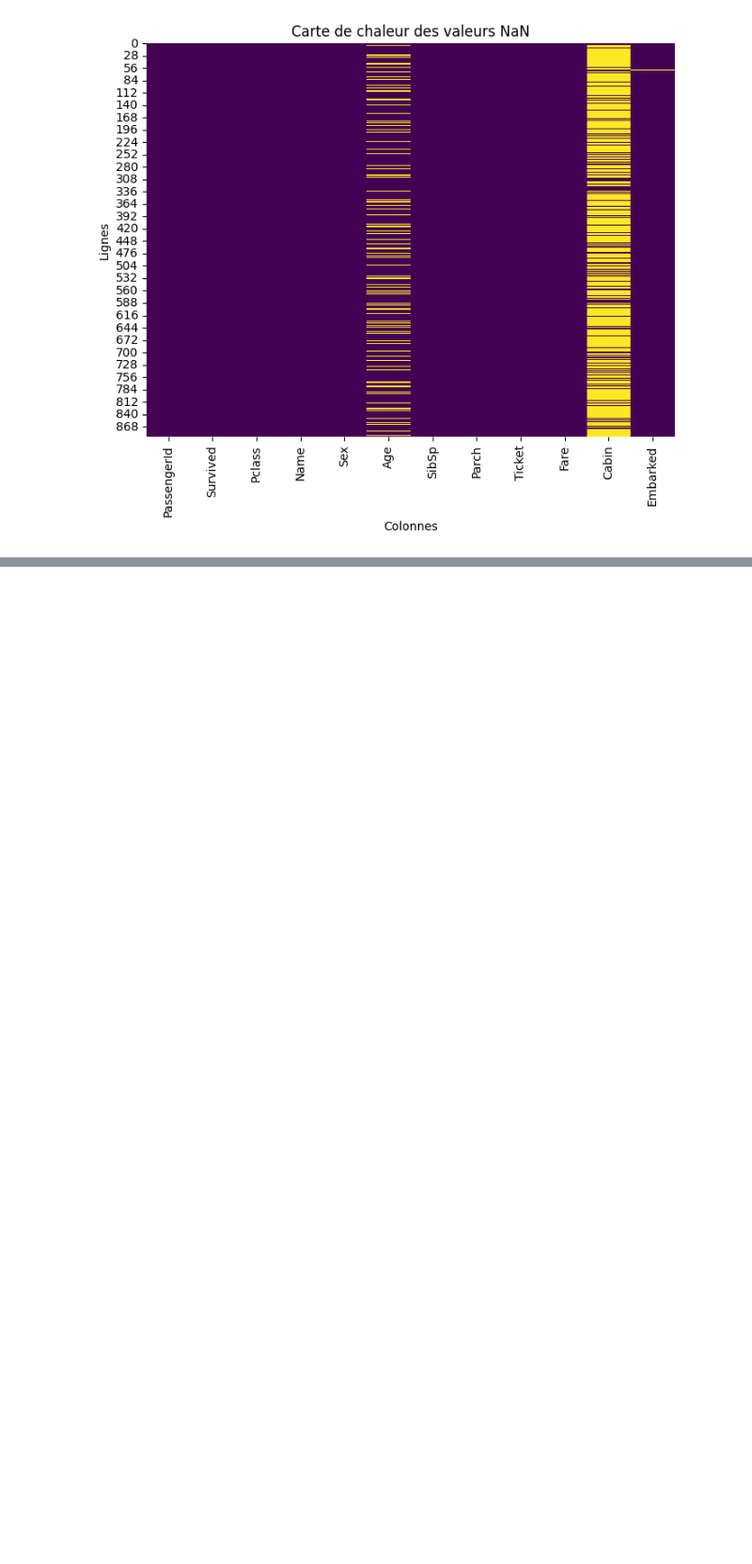
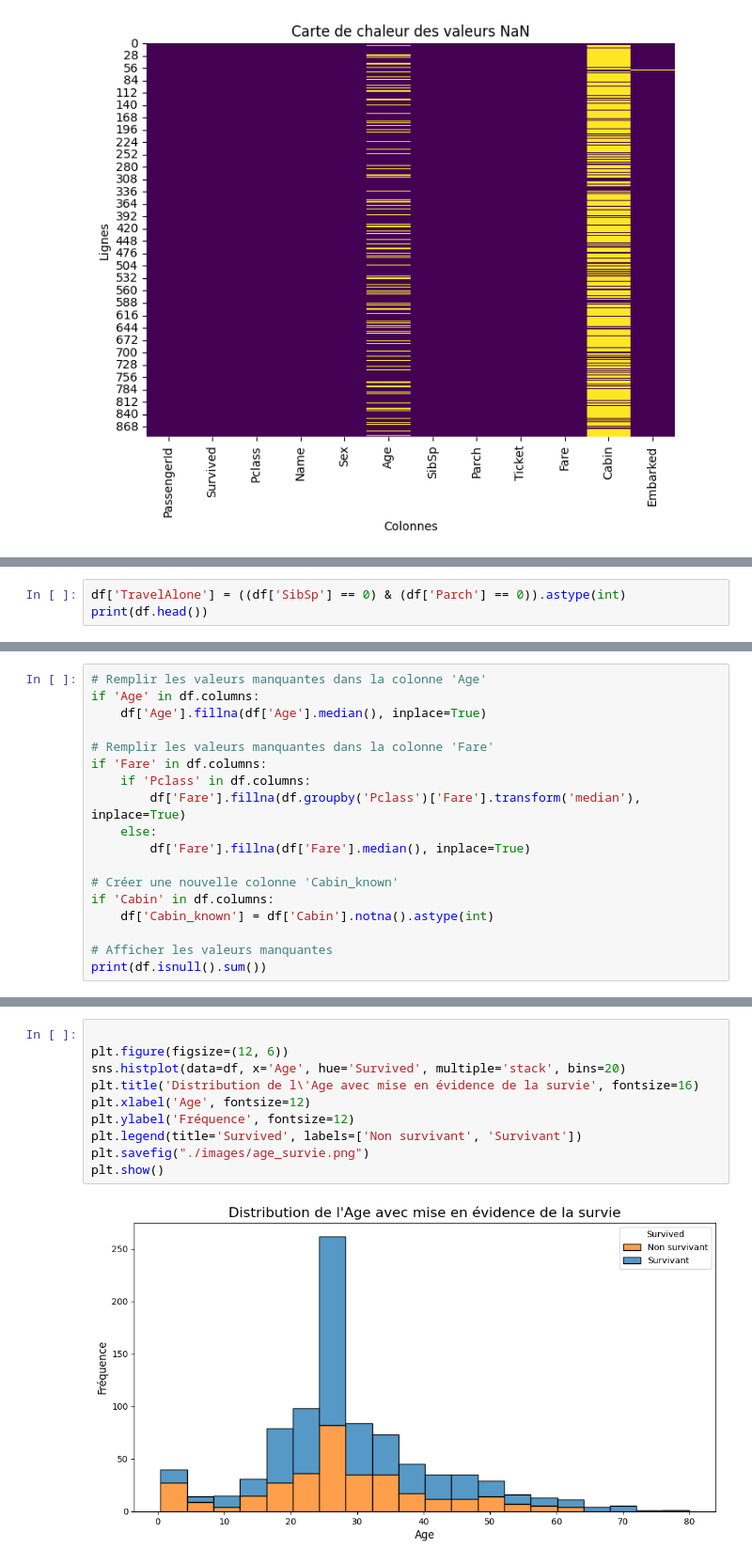
Before and after one commit to gaesty/MachineLearning, a Jupyter notebook: titanic.ipynb, the cells around one changed output, grey strips where cells are left out. Shown at 94% size. Cells and saved outputs as stored; diff of their text form; blank space fills up the shorter version.

```diff
--- a/titanic.ipynb
+++ b/titanic.ipynb
@@ -36,0 +153,3 @@ plt.show()
+# %%
+df['TravelAlone'] = ((df['SibSp'] == 0) & (df['Parch'] == 0)).astype(int)
+print(df.head())
@@ -36,0 +206,18 @@ plt.show()
+# %%
+# Remplir les valeurs manquantes dans la colonne 'Age'
+if 'Age' in df.columns:
+    df['Age'].fillna(df['Age'].median(), inplace=True)
+
+# Remplir les valeurs manquantes dans la colonne 'Fare'
+if 'Fare' in df.columns:
+    if 'Pclass' in df.columns:
+        df['Fare'].fillna(df.groupby('Pclass')['Fare'].transform('median'), inplace=True)
+    else:
+        df['Fare'].fillna(df['Fare'].median(), inplace=True)
+
+# Créer une nouvelle colonne 'Cabin_known'
+if 'Cabin' in df.columns:
+    df['Cabin_known'] = df['Cabin'].notna().astype(int)
+
+# Afficher les valeurs manquantes
+print(df.isnull().sum())
@@ -36,0 +252,12 @@ plt.show()
+# %%
+
+plt.figure(figsize=(12, 6))
+sns.histplot(data=df, x='Age', hue='Survived', multiple='stack', bins=20)
+plt.title('Distribution de l\'Age avec mise en évidence de la survie', fontsize=16)
+plt.xlabel('Age', fontsize=12)
+plt.ylabel('Fréquence', fontsize=12)
+plt.legend(title='Survived', labels=['Non survivant', 'Survivant'])
+plt.savefig("./images/age_survie.png")
+plt.show()
+# %% [output]
+[figure, added]
```
Also changed, not shown: parts of 16 cells of this notebook.
